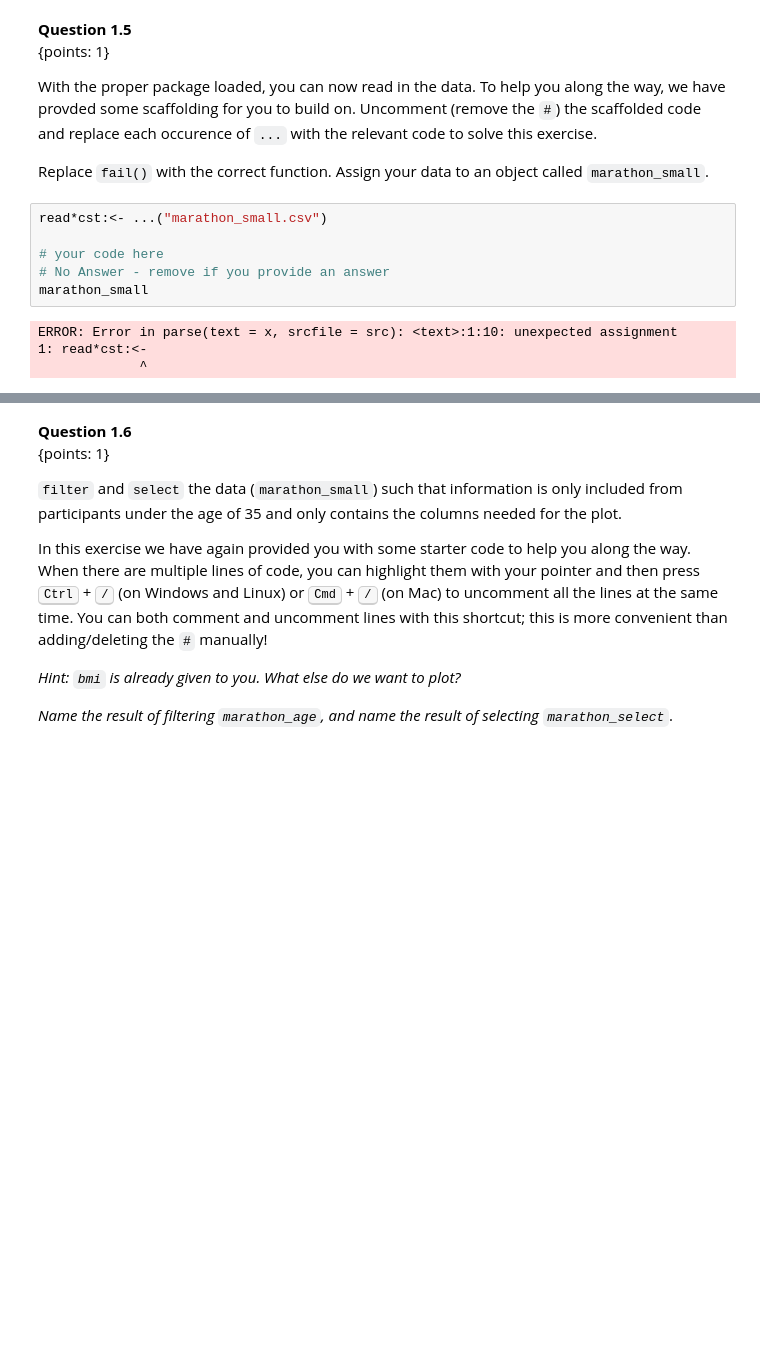
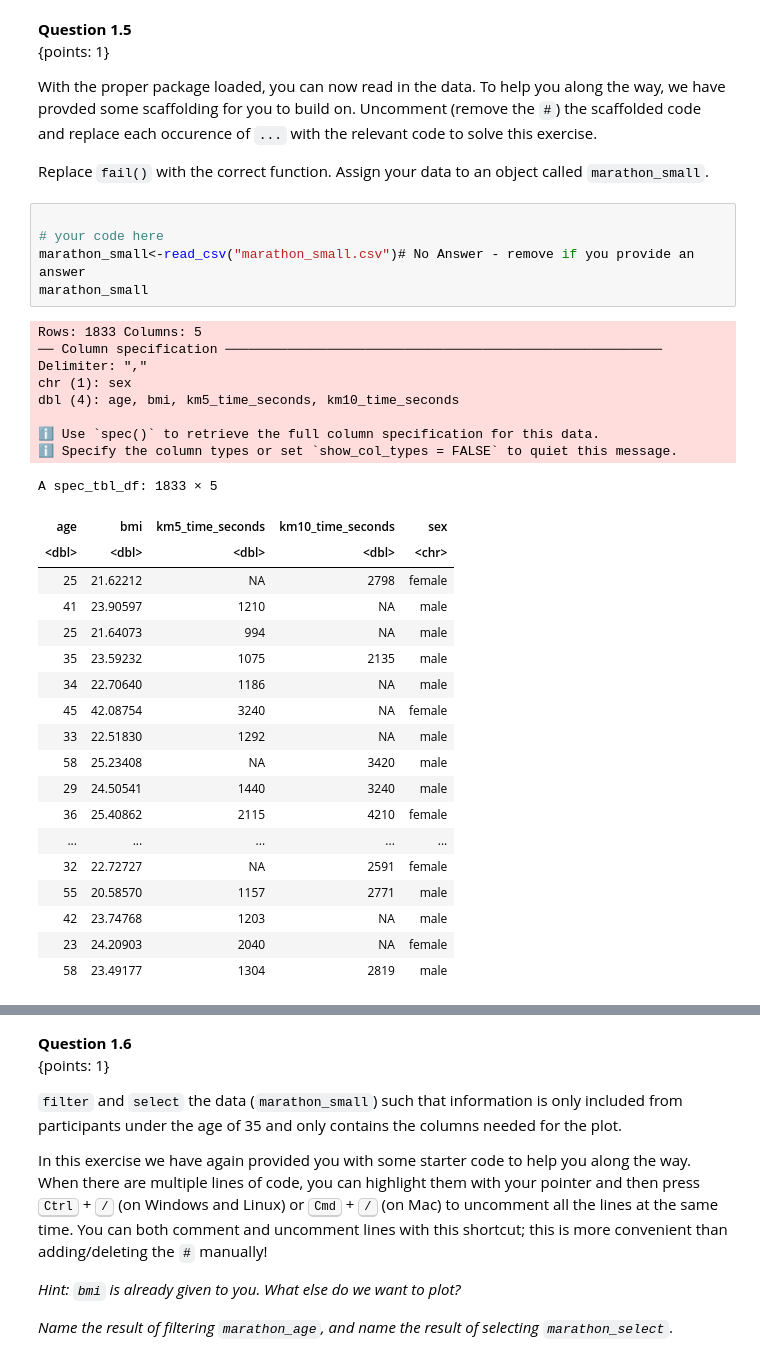
Before and after one commit to ca-vas/dsci-100-student, a Jupyter notebook: materials/R/tutorial_intro/tutorial_intro.ipynb, the cells around one changed output, grey strips where cells are left out. Drawn from its saved outputs; the diff is of its cells as text; blank space fills up the shorter version.

```diff
--- a/materials/R/tutorial_intro/tutorial_intro.ipynb
+++ b/materials/R/tutorial_intro/tutorial_intro.ipynb
@@ -209,15 +220,38 @@ Uncomment (remove the `#`) the scaffolded code and replace each occurence of `..
 
 Replace `fail()` with the correct function. Assign your data to an object called `marathon_small`.
 # %%
-read*cst:<- ...("marathon_small.csv")
 
 # your code here
-# No Answer - remove if you provide an answer
+marathon_small<-read_csv("marathon_small.csv")# No Answer - remove if you provide an answer
 marathon_small
 # %% [output]
-ERROR: Error in parse(text = x, srcfile = src): <text>:1:10: unexpected assignment
-1: read*cst:<-
-             ^
+Rows: 1833 Columns: 5
+── Column specification ────────────────────────────────────────────────────────
+Delimiter: ","
+chr (1): sex
+dbl (4): age, bmi, km5_time_seconds, km10_time_seconds
+
+ℹ Use `spec()` to retrieve the full column specification for this data.
+ℹ Specify the column types or set `show_col_types = FALSE` to quiet this message.
+A spec_tbl_df: 1833 × 5
+| age | bmi | km5_time_seconds | km10_time_seconds | sex |
+| <dbl> | <dbl> | <dbl> | <dbl> | <chr> |
+| 25 | 21.62212 | NA | 2798 | female |
+| 41 | 23.90597 | 1210 | NA | male |
+| 25 | 21.64073 | 994 | NA | male |
+| 35 | 23.59232 | 1075 | 2135 | male |
+| 34 | 22.70640 | 1186 | NA | male |
+| 45 | 42.08754 | 3240 | NA | female |
+| 33 | 22.51830 | 1292 | NA | male |
+| 58 | 25.23408 | NA | 3420 | male |
+| 29 | 24.50541 | 1440 | 3240 | male |
+| 36 | 25.40862 | 2115 | 4210 | female |
+| ... | ... | ... | ... | ... |
+| 32 | 22.72727 | NA | 2591 | female |
+| 55 | 20.58570 | 1157 | 2771 | male |
+| 42 | 23.74768 | 1203 | NA | male |
+| 23 | 24.20903 | 2040 | NA | female |
+| 58 | 23.49177 | 1304 | 2819 | male |
 # %%
 library(digest)
 stopifnot("marathon_small should be a data frame"= setequal(digest(paste(toString('data.frame' %in% class(marathon_small)), "b9837")), "0a8270783af338a1a86eb3c8065639b5"))
```
Also changed, not shown: parts of 2 cells of this notebook.
